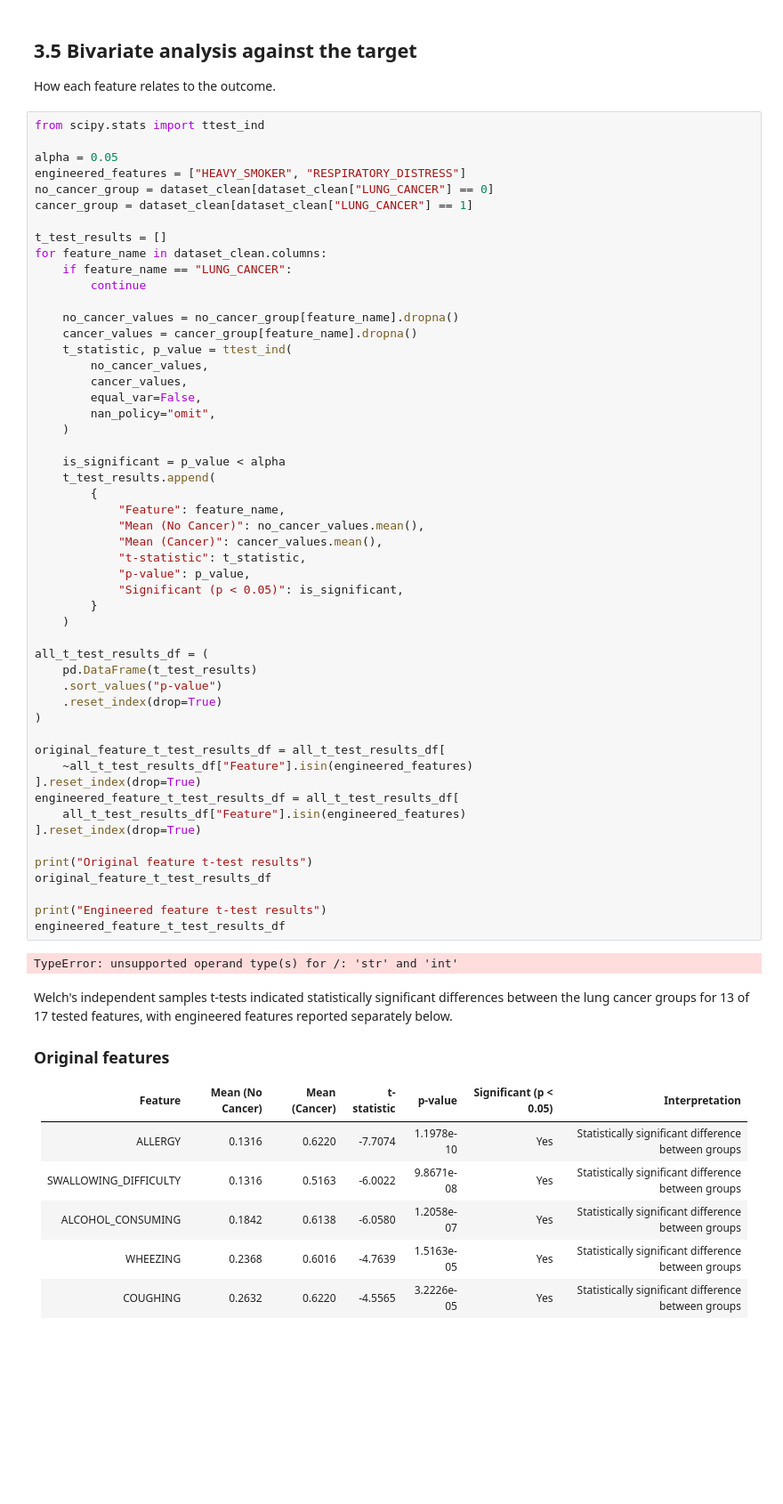
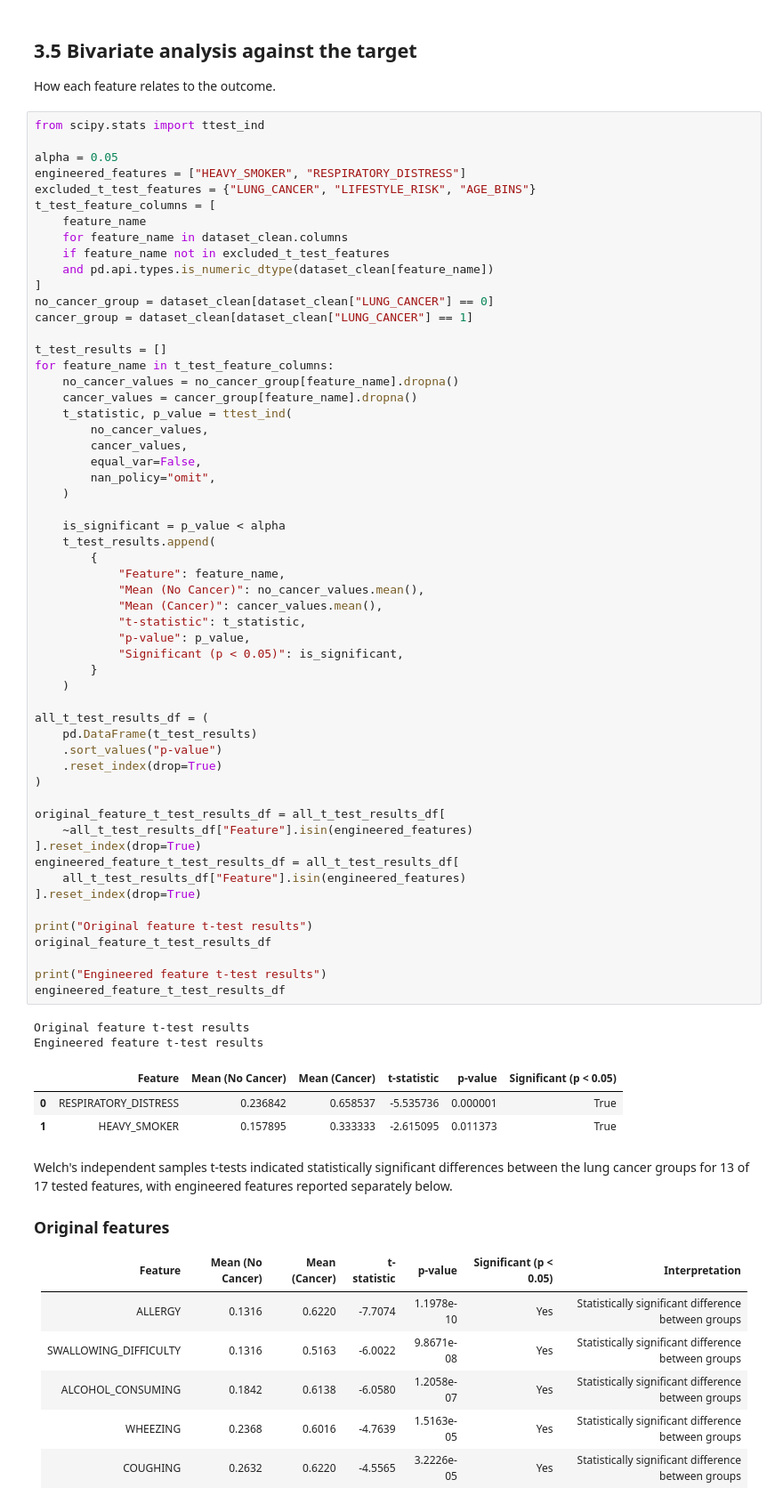
Before and after one commit to JoeShade/groupProject, a Jupyter notebook: blankTemplate.ipynb, the cells around one changed output. Shown at 89% size. Drawn from its saved outputs; the diff is of its cells as text; blank space fills up the shorter version.

```diff
--- a/blankTemplate.ipynb
+++ b/blankTemplate.ipynb
@@ -339,14 +339,18 @@ from scipy.stats import ttest_ind
 
 alpha = 0.05
 engineered_features = ["HEAVY_SMOKER", "RESPIRATORY_DISTRESS"]
+excluded_t_test_features = {"LUNG_CANCER", "LIFESTYLE_RISK", "AGE_BINS"}
+t_test_feature_columns = [
+    feature_name
+    for feature_name in dataset_clean.columns
+    if feature_name not in excluded_t_test_features
+    and pd.api.types.is_numeric_dtype(dataset_clean[feature_name])
+]
 no_cancer_group = dataset_clean[dataset_clean["LUNG_CANCER"] == 0]
 cancer_group = dataset_clean[dataset_clean["LUNG_CANCER"] == 1]
 
 t_test_results = []
-for feature_name in dataset_clean.columns:
-    if feature_name == "LUNG_CANCER":
-        continue
-
+for feature_name in t_test_feature_columns:
     no_cancer_values = no_cancer_group[feature_name].dropna()
     cancer_values = cancer_group[feature_name].dropna()
     t_statistic, p_value = ttest_ind(
@@ -360,34 +364,38 @@ for feature_name in dataset_clean.columns:
     t_test_results.append(
         {
             "Feature": feature_name,
             "Mean (No Cancer)": no_cancer_values.mean(),
             "Mean (Cancer)": cancer_values.mean(),
             "t-statistic": t_statistic,
             "p-value": p_value,
             "Significant (p < 0.05)": is_significant,
         }
     )
 
 all_t_test_results_df = (
     pd.DataFrame(t_test_results)
     .sort_values("p-value")
     .reset_index(drop=True)
 )
 
 original_feature_t_test_results_df = all_t_test_results_df[
     ~all_t_test_results_df["Feature"].isin(engineered_features)
 ].reset_index(drop=True)
 engineered_feature_t_test_results_df = all_t_test_results_df[
     all_t_test_results_df["Feature"].isin(engineered_features)
 ].reset_index(drop=True)
 
 print("Original feature t-test results")
 original_feature_t_test_results_df
 
 print("Engineered feature t-test results")
 engineered_feature_t_test_results_df
 # %% [output]
-TypeError: unsupported operand type(s) for /: 'str' and 'int'
+Original feature t-test results
+Engineered feature t-test results
+|  | Feature | Mean (No Cancer) | Mean (Cancer) | t-statistic | p-value | Significant (p < 0.05) |
+| 0 | RESPIRATORY_DISTRESS | 0.236842 | 0.658537 | -5.535736 | 0.000001 | True |
+| 1 | HEAVY_SMOKER | 0.157895 | 0.333333 | -2.615095 | 0.011373 | True |
 # %% [markdown]
 Welch's independent samples t-tests indicated statistically significant differences between the lung cancer groups for 13 of 17 tested features, with engineered features reported separately below.
 
```
Also changed, not shown: parts of 5 cells of this notebook, 1 other file.
